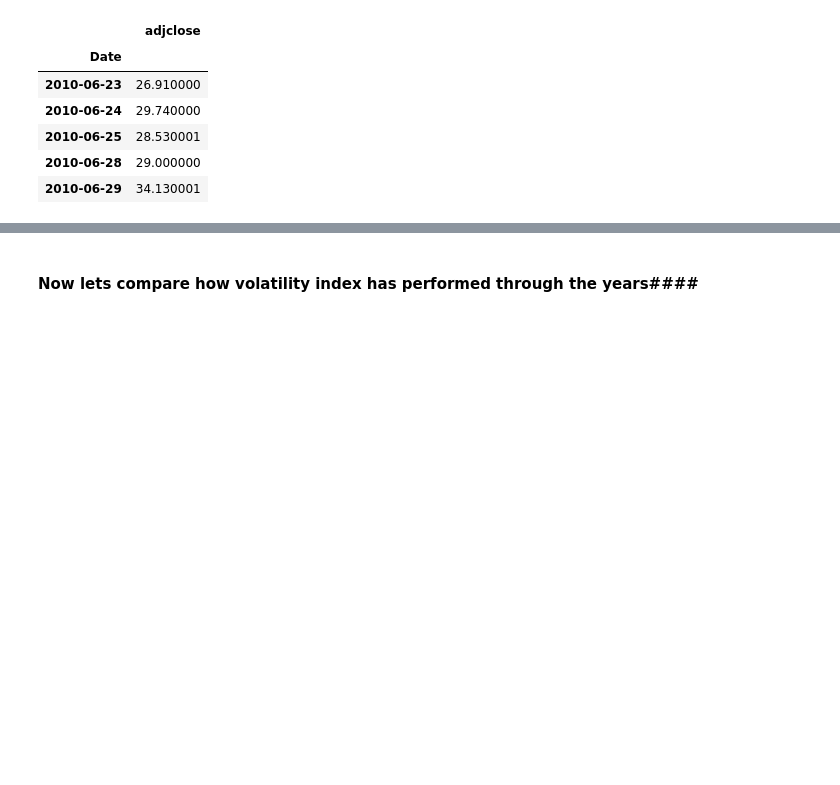
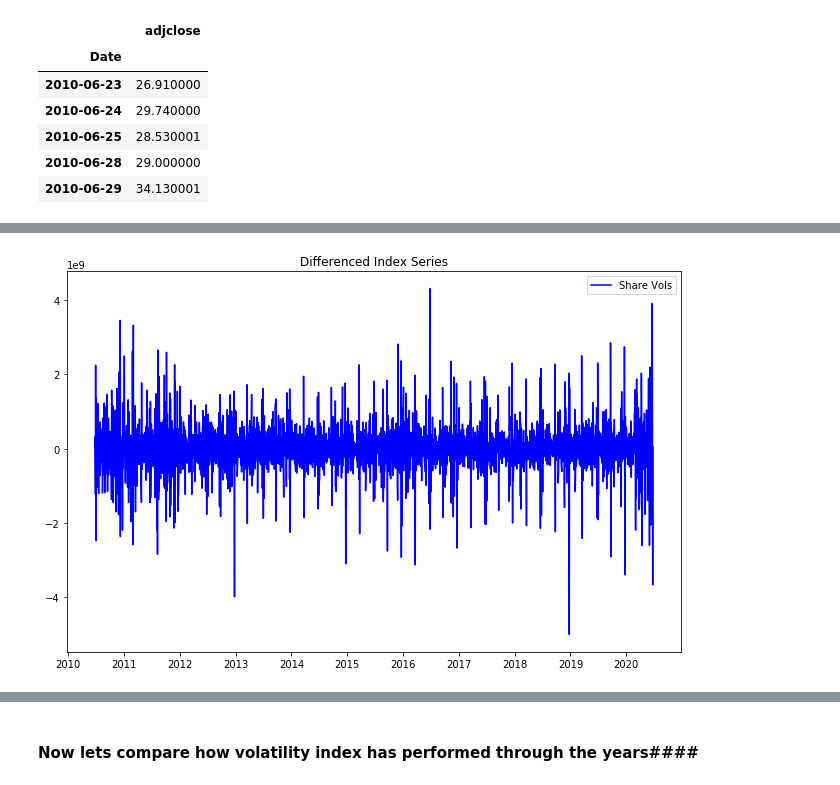
Before and after one commit to rajeevpanwar/Vix-Volatility-Predictor, a Jupyter notebook: vix_preprocessing_eda.ipynb, the cells around one changed output, grey strips where cells are left out. Cells and saved outputs as stored; diff of their text form; code cells hidden in the pictures; blank space fills up the shorter version.

```diff
--- a/vix_preprocessing_eda.ipynb
+++ b/vix_preprocessing_eda.ipynb
@@ -253,0 +443,4 @@ vix_clean.head()
+# %%
+# first order of difference
+data_diff_vols = sp500_vols.diff(periods=1)
+data_diff_vols.head(10)
@@ -253,0 +460,8 @@ vix_clean.head()
+# %%
+fig = plt.figure(figsize=(11,7))
+plt.plot(data_diff_vols, color='blue',label='Share Vols')
+plt.legend(loc='best')
+plt.title('Differenced Index Series')
+plt.show(block=False)
+# %% [output]
+[figure, added]
```
Also changed, not shown: parts of 29 cells of this notebook, 5 other files.
